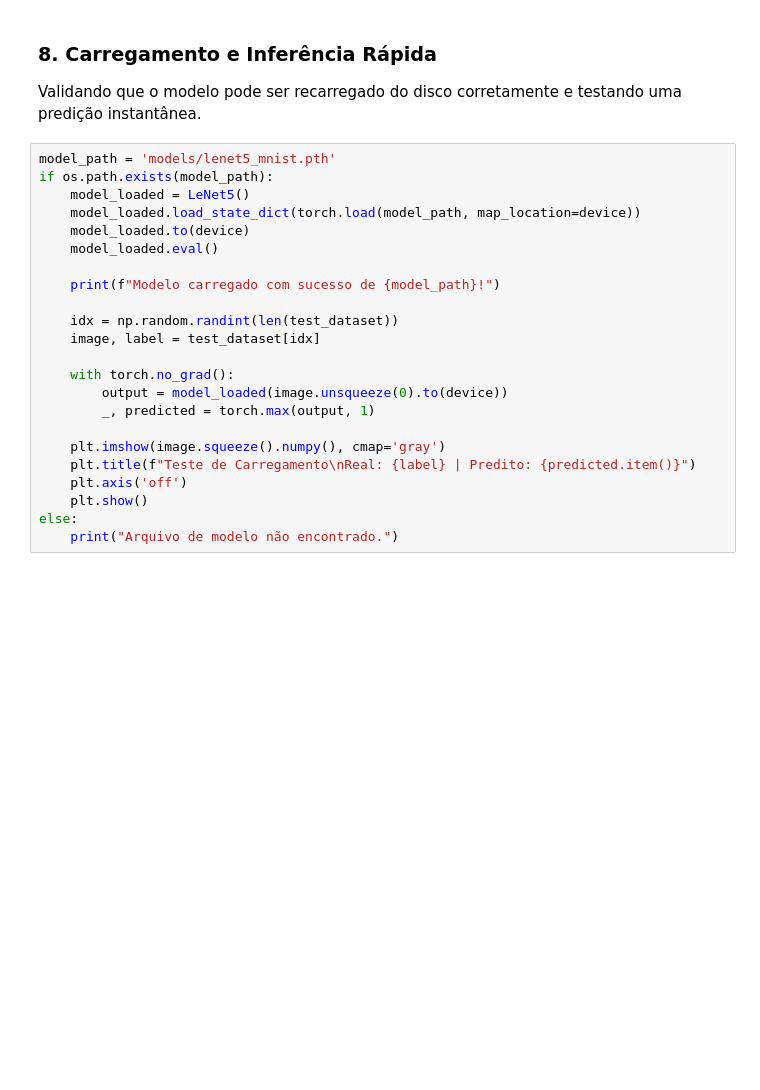
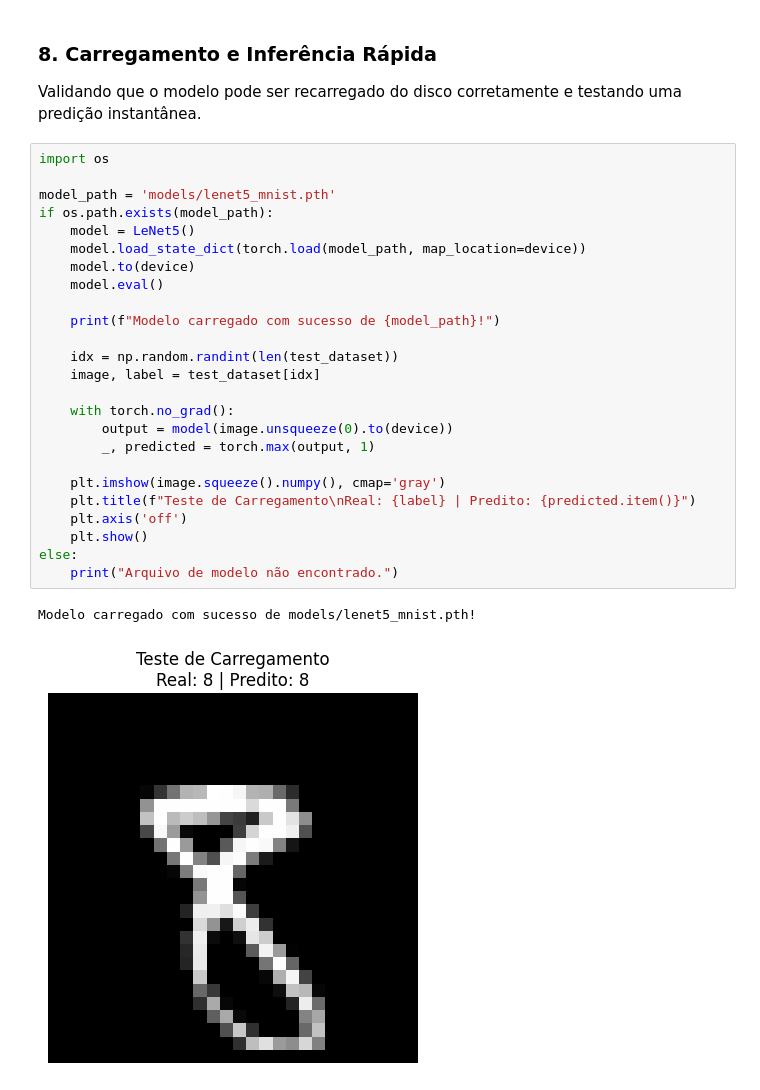
Before and after one commit to passamanii/computer-vision, a Jupyter notebook: basic-number-cnn/LeNet5_Architecture.ipynb, the cells around one changed output. Cells and saved outputs as stored; diff of their text form; blank space fills up the shorter version.

```diff
--- a/LeNet5_Architecture.ipynb
+++ b/basic-number-cnn/LeNet5_Architecture.ipynb
@@ -239,25 +247,30 @@ print(f"Modelo salvo com sucesso em: {model_path}")
 
 Validando que o modelo pode ser recarregado do disco corretamente e testando uma predição instantânea.
 # %%
+import os
+
 model_path = 'models/lenet5_mnist.pth'
 if os.path.exists(model_path):
-    model_loaded = LeNet5()
-    model_loaded.load_state_dict(torch.load(model_path, map_location=device))
-    model_loaded.to(device)
-    model_loaded.eval()
+    model = LeNet5()
+    model.load_state_dict(torch.load(model_path, map_location=device))
+    model.to(device)
+    model.eval()
 
     print(f"Modelo carregado com sucesso de {model_path}!")
 
     idx = np.random.randint(len(test_dataset))
     image, label = test_dataset[idx]
 
     with torch.no_grad():
-        output = model_loaded(image.unsqueeze(0).to(device))
+        output = model(image.unsqueeze(0).to(device))
         _, predicted = torch.max(output, 1)
 
     plt.imshow(image.squeeze().numpy(), cmap='gray')
     plt.title(f"Teste de Carregamento\nReal: {label} | Predito: {predicted.item()}")
     plt.axis('off')
     plt.show()
 else:
     print("Arquivo de modelo não encontrado.")
+# %% [output]
+Modelo carregado com sucesso de models/lenet5_mnist.pth!
+[figure, added]
```
Also changed, not shown: parts of 2 cells of this notebook, 15 other files.
